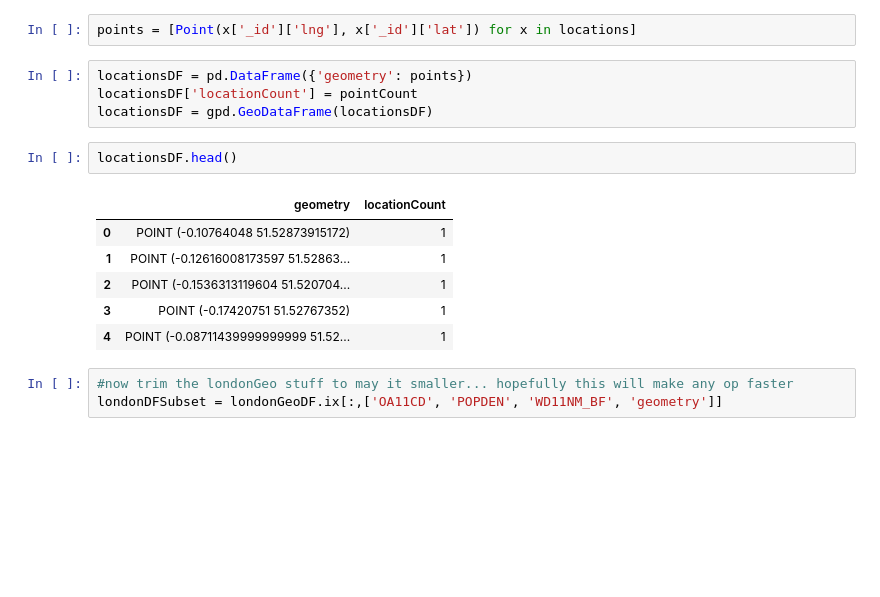
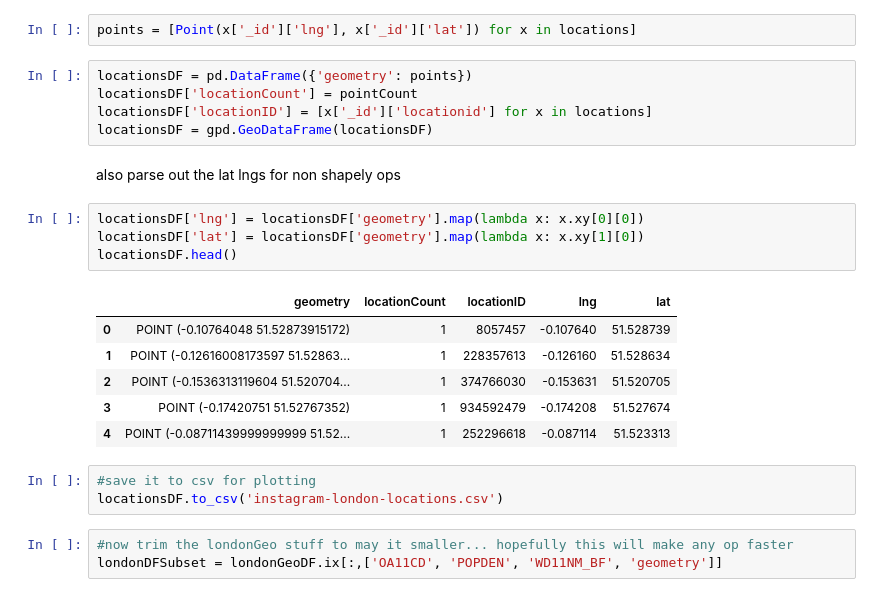
Before and after one commit to wwymak/instagram-london-explore, a Jupyter notebook: Instagram-London-analysis.ipynb, the cells around one changed output. Drawn from its saved outputs; the diff is of its cells as text; blank space fills up the shorter version.

```diff
--- a/Instagram-London-analysis.ipynb
+++ b/Instagram-London-analysis.ipynb
@@ -332,16 +333,24 @@ points = [Point(x['_id']['lng'], x['_id']['lat']) for x in locations]
 # %%
 locationsDF = pd.DataFrame({'geometry': points})
 locationsDF['locationCount'] = pointCount
+locationsDF['locationID'] = [x['_id']['locationid'] for x in locations]
 locationsDF = gpd.GeoDataFrame(locationsDF)
-# %%
-locationsDF.head()
-# %% [output]
-|  | geometry | locationCount |
-| 0 | POINT (-0.10764048 51.52873915172) | 1 |
-| 1 | POINT (-0.12616008173597 51.52863... | 1 |
-| 2 | POINT (-0.1536313119604 51.520704... | 1 |
-| 3 | POINT (-0.17420751 51.52767352) | 1 |
-| 4 | POINT (-0.08711439999999999 51.52... | 1 |
+# %% [markdown]
+also parse out the lat lngs for non shapely ops
+# %%
+locationsDF['lng'] = locationsDF['geometry'].map(lambda x: x.xy[0][0])
+locationsDF['lat'] = locationsDF['geometry'].map(lambda x: x.xy[1][0])
+locationsDF.head()
+# %% [output]
+|  | geometry | locationCount | locationID | lng | lat |
+| 0 | POINT (-0.10764048 51.52873915172) | 1 | 8057457 | -0.107640 | 51.528739 |
+| 1 | POINT (-0.12616008173597 51.52863... | 1 | 228357613 | -0.126160 | 51.528634 |
+| 2 | POINT (-0.1536313119604 51.520704... | 1 | 374766030 | -0.153631 | 51.520705 |
+| 3 | POINT (-0.17420751 51.52767352) | 1 | 934592479 | -0.174208 | 51.527674 |
+| 4 | POINT (-0.08711439999999999 51.52... | 1 | 252296618 | -0.087114 | 51.523313 |
+# %%
+#save it to csv for plotting
+locationsDF.to_csv('instagram-london-locations.csv')
 # %%
 #now trim the londonGeo stuff to may it smaller... hopefully this will make any op faster
 londonDFSubset = londonGeoDF.ix[:,['OA11CD', 'POPDEN', 'WD11NM_BF', 'geometry']]
```
Also changed, not shown: parts of 12 cells of this notebook, 5 other files.
